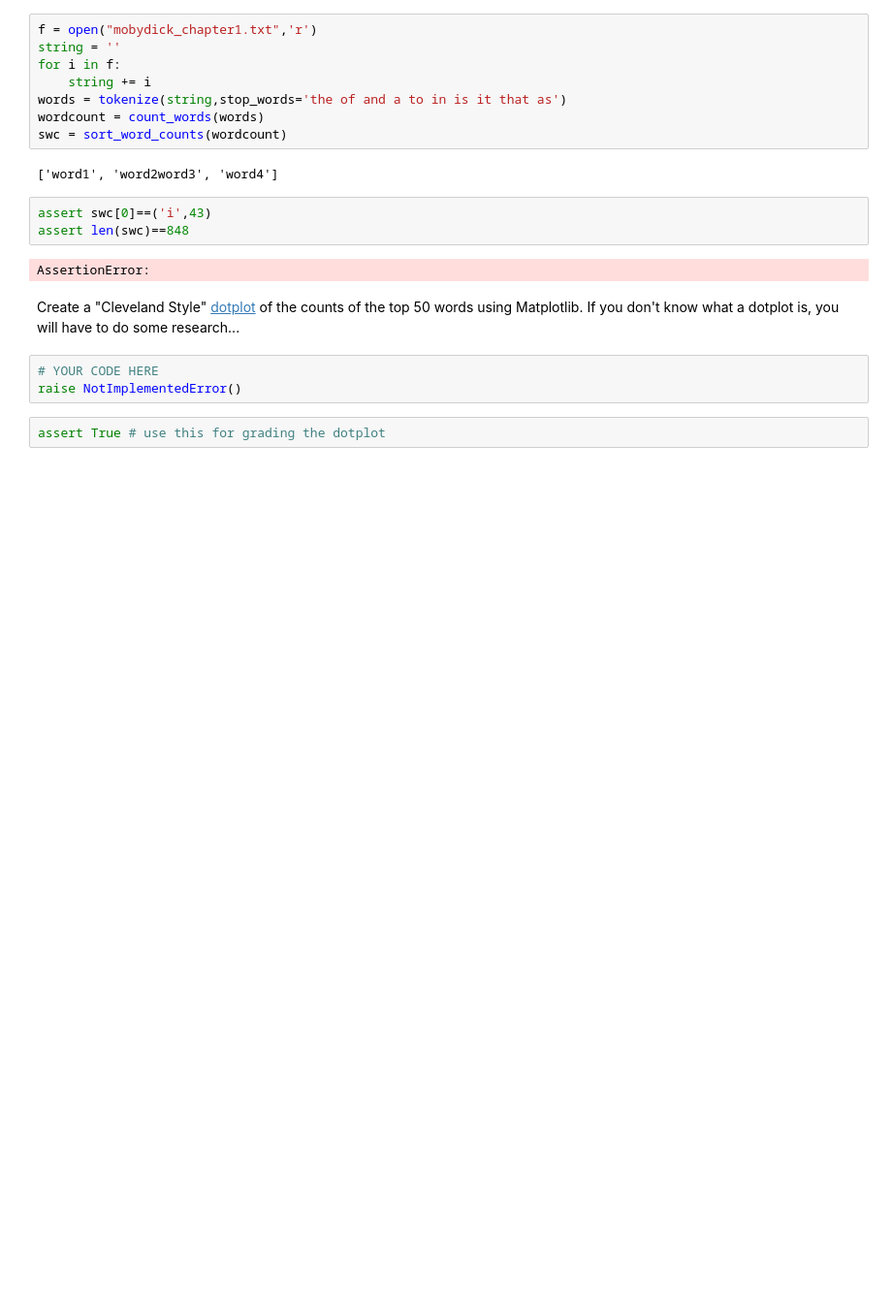
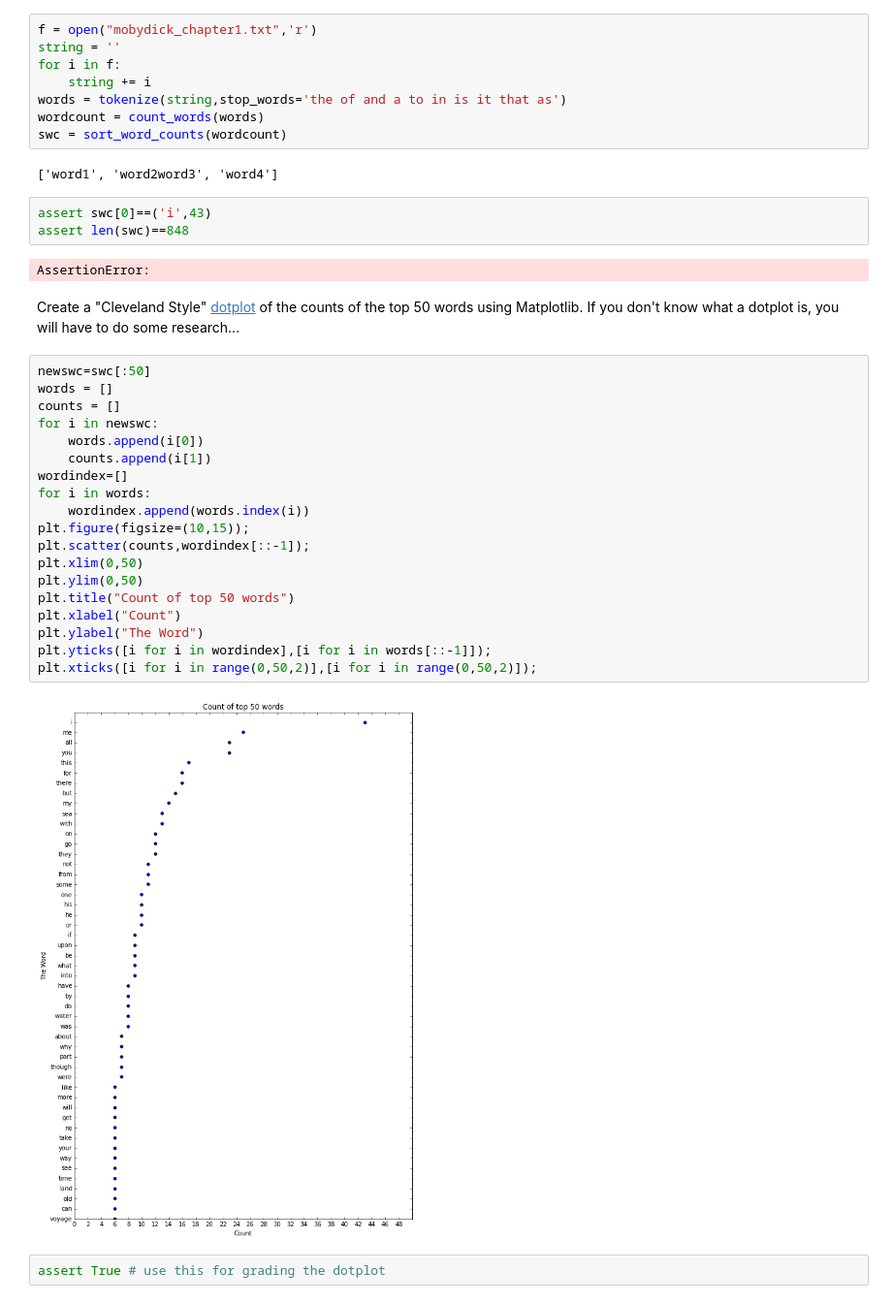
Before and after one commit to huntdthomas/phys202-2015-work, a Jupyter notebook: assignments/assignment07/AlgorithmsEx01.ipynb, the cells around one changed output. Shown: that part at 97% size. Saved outputs shown, nothing was run; the diff lists cells and outputs as text; blank space fills up the shorter version.

```diff
--- a/assignments/assignment07/AlgorithmsEx01.ipynb
+++ b/assignments/assignment07/AlgorithmsEx01.ipynb
@@ -173,8 +156,26 @@ assert len(swc)==848
 AssertionError:
 # %% [markdown]
 Create a "Cleveland Style" [dotplot](http://en.wikipedia.org/wiki/Dot_plot_%28statistics%29) of the counts of the top 50 words using Matplotlib. If you don't know what a dotplot is, you will have to do some research...
-# %%
-# YOUR CODE HERE
-raise NotImplementedError()
+# %%
+newswc=swc[:50]
+words = []
+counts = []
+for i in newswc:
+    words.append(i[0])
+    counts.append(i[1])
+wordindex=[]
+for i in words:
+    wordindex.append(words.index(i))
+plt.figure(figsize=(10,15));
+plt.scatter(counts,wordindex[::-1]);
+plt.xlim(0,50)
+plt.ylim(0,50)
+plt.title("Count of top 50 words")
+plt.xlabel("Count")
+plt.ylabel("The Word")
+plt.yticks([i for i in wordindex],[i for i in words[::-1]]);
+plt.xticks([i for i in range(0,50,2)],[i for i in range(0,50,2)]);
+# %% [output]
+[figure, added]
 # %%
 assert True # use this for grading the dotplot
```
Also changed, not shown: parts of 1 cell of this notebook, 14 other files.
